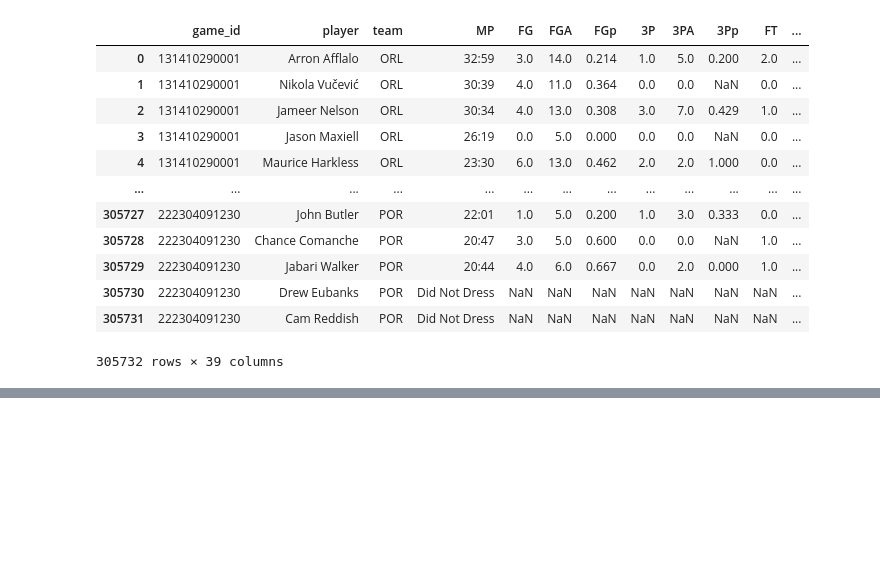
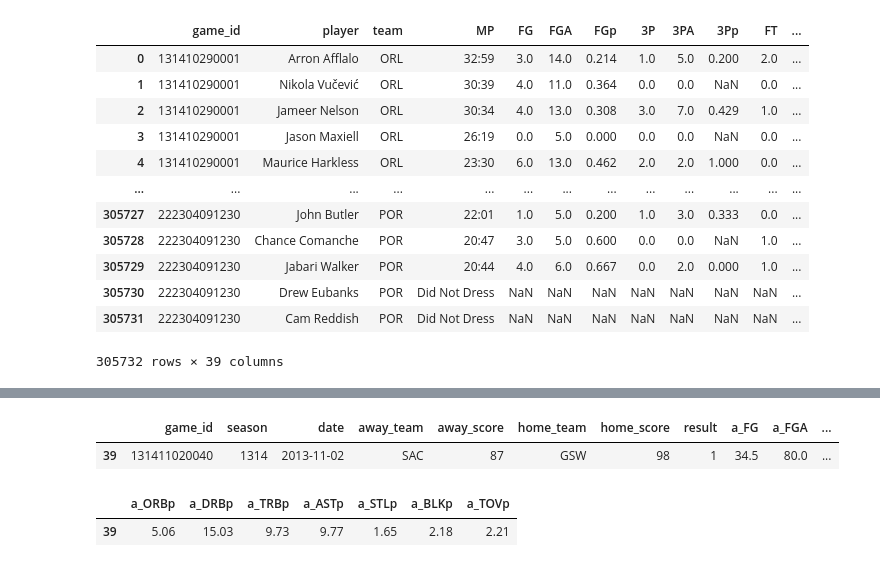
Before and after one commit to luke-lite/NBA-Prediction-Modeling, a Jupyter notebook: data/player_data/Player SQL testing.ipynb, the cells around one changed output, grey strips where cells are left out. Cells and saved outputs as stored; diff of their text form; code cells hidden in the pictures; blank space fills up the shorter version.

```diff
--- a/data/player_data/Player SQL testing.ipynb
+++ b/data/player_data/Player SQL testing.ipynb
@@ -285,0 +279,5 @@ test_team_aggs
+# %%
+test_team_aggs
+# %% [output]
+|  | game_id | season | date | away_team | away_score | home_team | home_score | result | a_FG | a_FGA | ... |
+| 39 | 131411020040 | 1314 | 2013-11-02 | SAC | 87 | GSW | 98 | 1 | 34.5 | 80.0 | ... |
@@ -286,3 +286,8 @@ test_team_aggs
+# %%
+test_team_aggs.loc[:,'a_ORBp':'a_TOVp']/5
+# %% [output]
+|  | a_ORBp | a_DRBp | a_TRBp | a_ASTp | a_STLp | a_BLKp | a_TOVp |
+| 39 | 5.06 | 15.03 | 9.73 | 9.77 | 1.65 | 2.18 | 2.21 |
 # %%
 # current_players = list(raw_ps['player'][raw_ps['game_id'] == gid])
 # curr_ps = test_ps[test_ps['player'].isin(current_players)]
```
Also changed, not shown: parts of 10 cells of this notebook.
